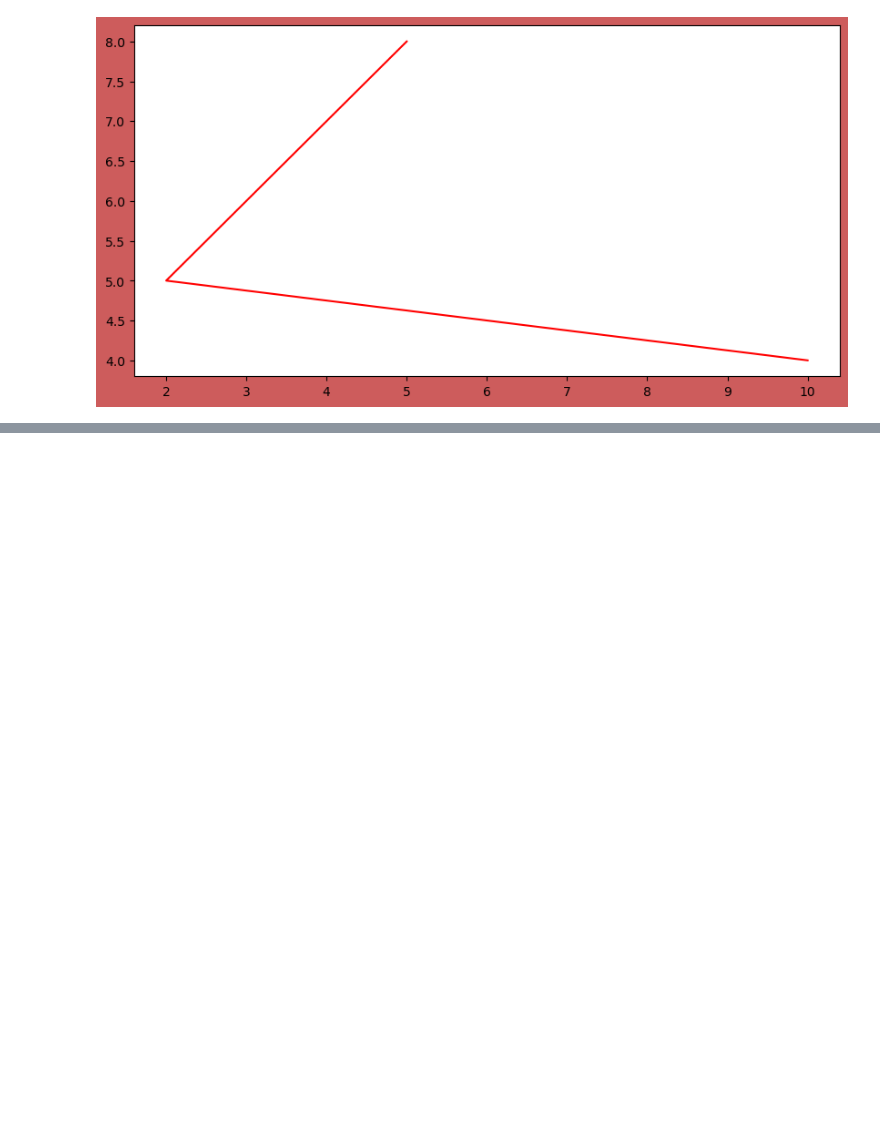
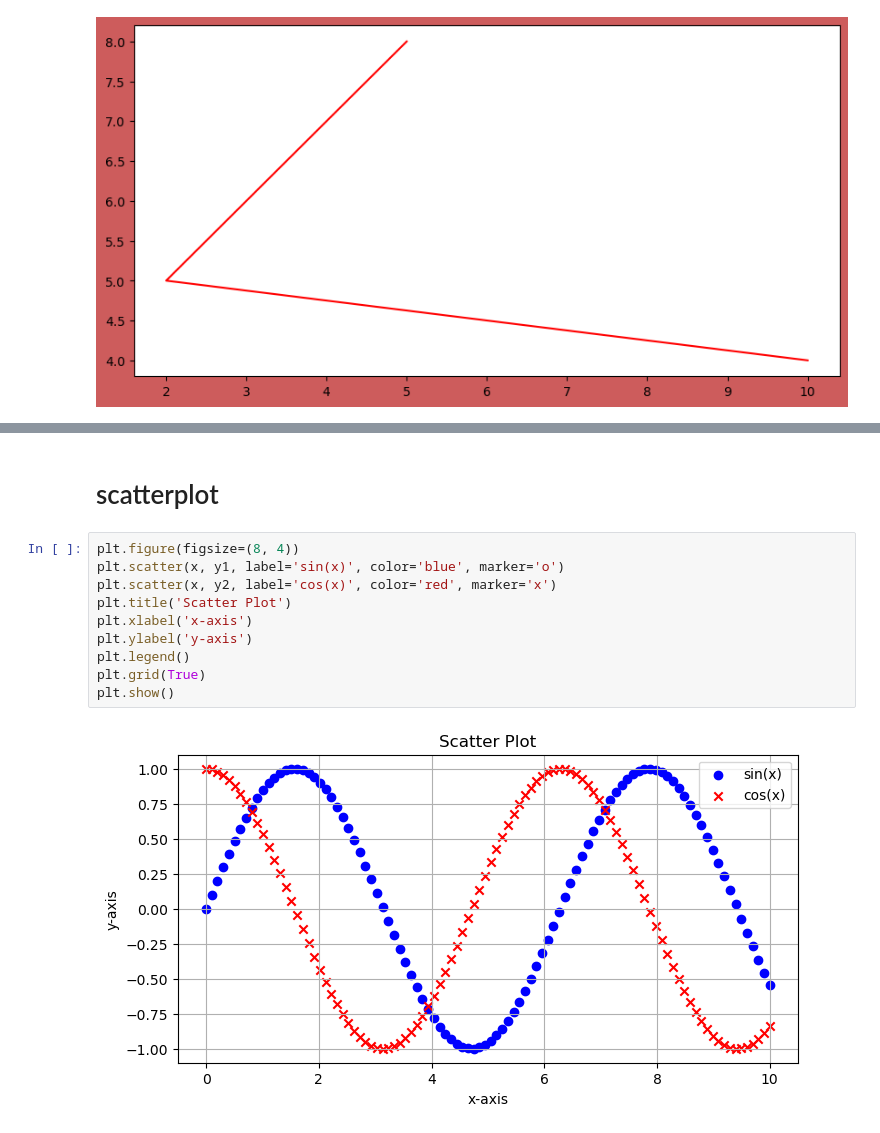
Before and after one commit to Pallav7533/Matplotlib, a Jupyter notebook: Graphs.ipynb, the cells around one changed output, grey strips where cells are left out. Cells and saved outputs as stored; diff of their text form; blank space fills up the shorter version.

```diff
--- a/Graphs.ipynb
+++ b/Graphs.ipynb
@@ -64,0 +89,14 @@ plt.show()
+# %% [markdown]
+# scatterplot
+# %%
+plt.figure(figsize=(8, 4))
+plt.scatter(x, y1, label='sin(x)', color='blue', marker='o')
+plt.scatter(x, y2, label='cos(x)', color='red', marker='x')
+plt.title('Scatter Plot')
+plt.xlabel('x-axis')
+plt.ylabel('y-axis')
+plt.legend()
+plt.grid(True)
+plt.show()
+# %% [output]
+[figure, added]
```
Also changed, not shown: parts of 22 cells of this notebook.
